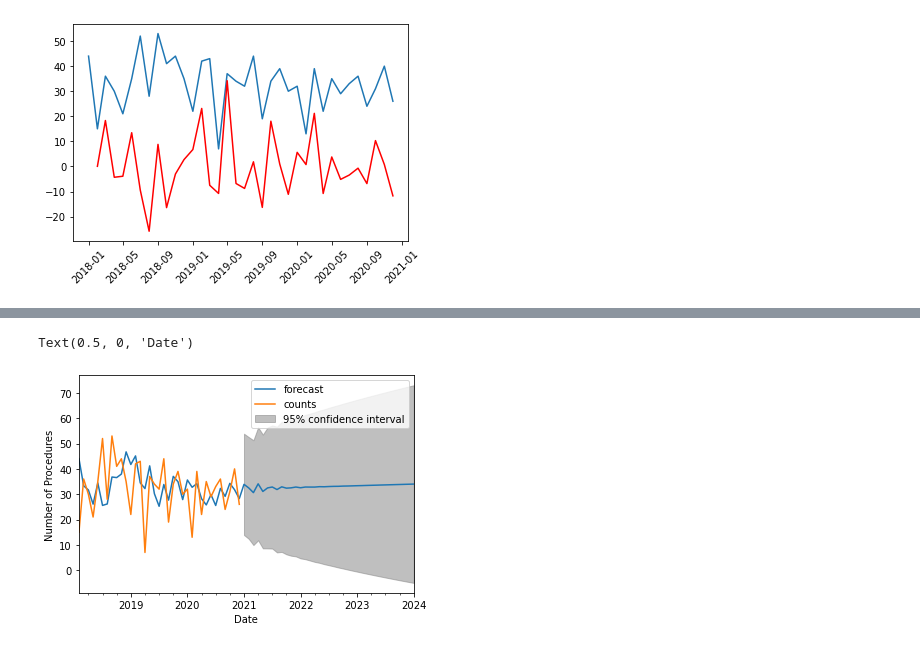
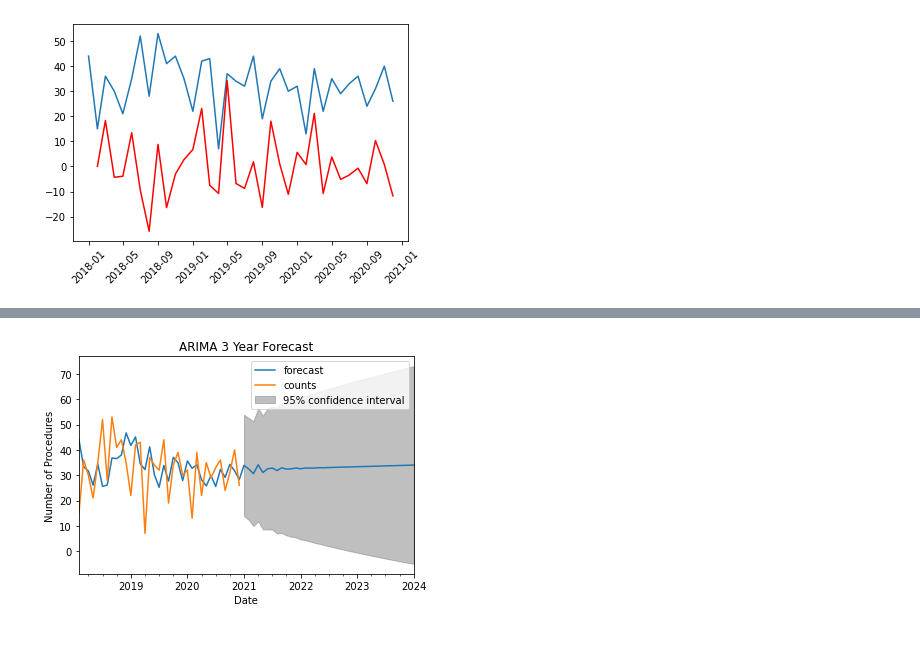
Before and after one commit to JSischo/Waupaca_repo, a Jupyter notebook: ARIMA_model.ipynb, the cells around one changed output, grey strips where cells are left out. Drawn from its saved outputs; the diff is of its cells as text; code cells hidden in the pictures.

Commit message:
Modified ipynb and added resources

```diff
--- a/ARIMA_model.ipynb
+++ b/ARIMA_model.ipynb
@@ -289,7 +352,8 @@ plt.xticks(rotation=45)
 # %%
 results.plot_predict(1,72)
 plt.ylabel('Number of Procedures')
 plt.xlabel('Date')
+plt.title('ARIMA 3 Year Forecast')
+plt.savefig("Resources/ARIMA_forecast.png", dpi=200, bbox_inches='tight')
 # %% [output]
-Text(0.5, 0, 'Date')
-[figure, old version]
+[figure, new version]
```
Also changed, not shown: parts of 10 cells of this notebook, 6 other files.
